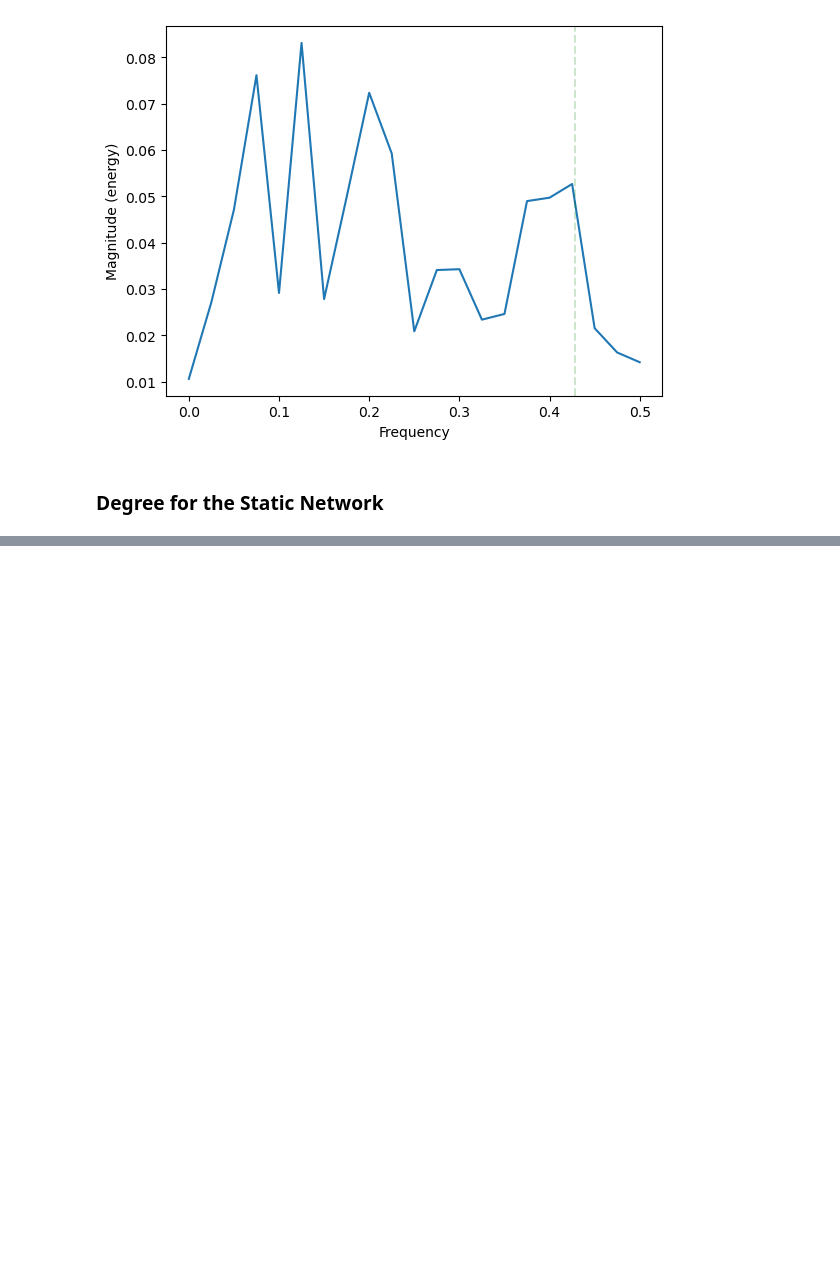
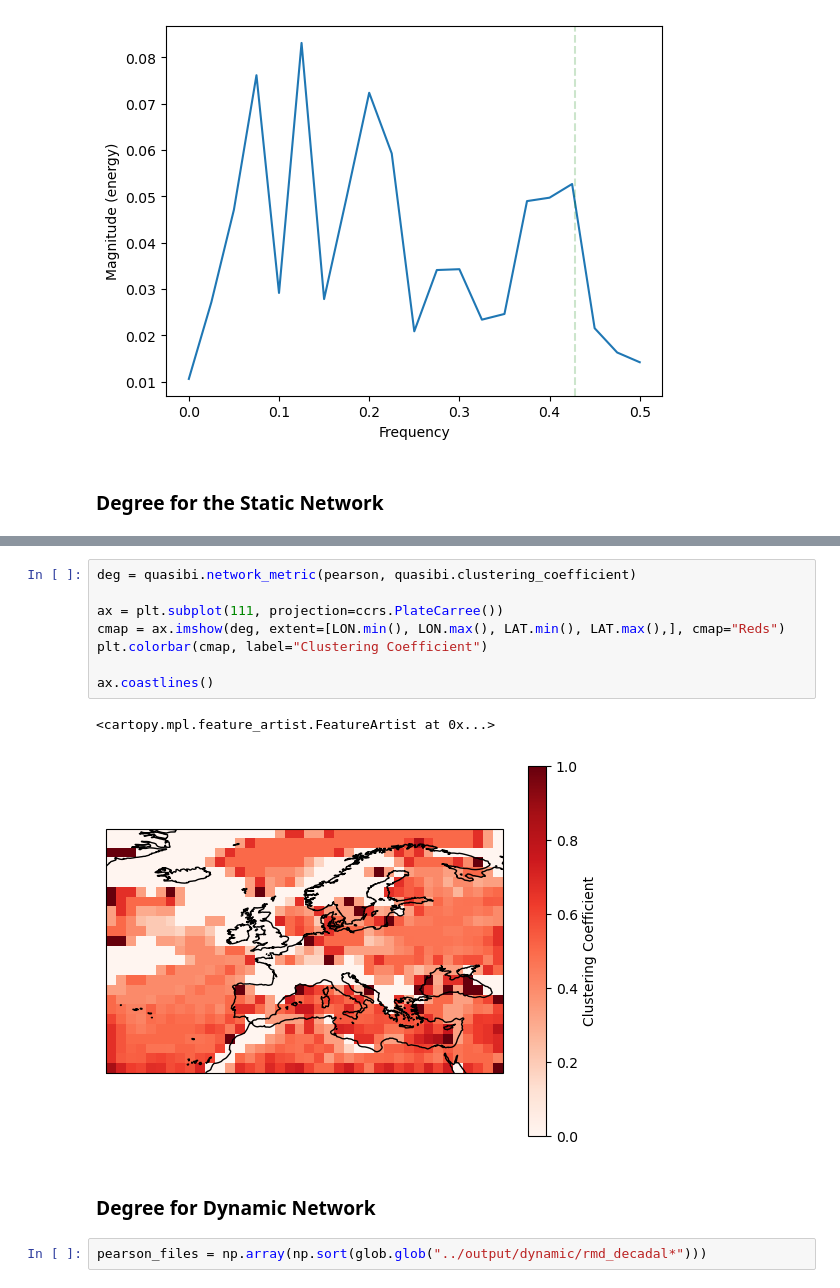
Before and after one commit to david-strahl/quasibi-europe, a Jupyter notebook: code/Untitled.ipynb, the cells around one changed output, grey strips where cells are left out. Drawn from its saved outputs; the diff is of its cells as text; blank space fills up the shorter version.

```diff
--- a/code/Untitled.ipynb
+++ b/code/Untitled.ipynb
@@ -100,0 +135,15 @@ ax.coastlines()
+# %%
+deg = quasibi.network_metric(pearson, quasibi.clustering_coefficient)
+
+ax = plt.subplot(111, projection=ccrs.PlateCarree())
+cmap = ax.imshow(deg, extent=[LON.min(), LON.max(), LAT.min(), LAT.max(),], cmap="Reds")
+plt.colorbar(cmap, label="Clustering Coefficient")
+
+ax.coastlines()
+# %% [output]
+<cartopy.mpl.feature_artist.FeatureArtist at 0x...>
+[figure, added]
+# %% [markdown]
+### Degree for Dynamic Network
+# %%
+pearson_files = np.array(np.sort(glob.glob("../output/dynamic/rmd_decadal*")))
```
Also changed, not shown: parts of 7 cells of this notebook, 3 other files.
